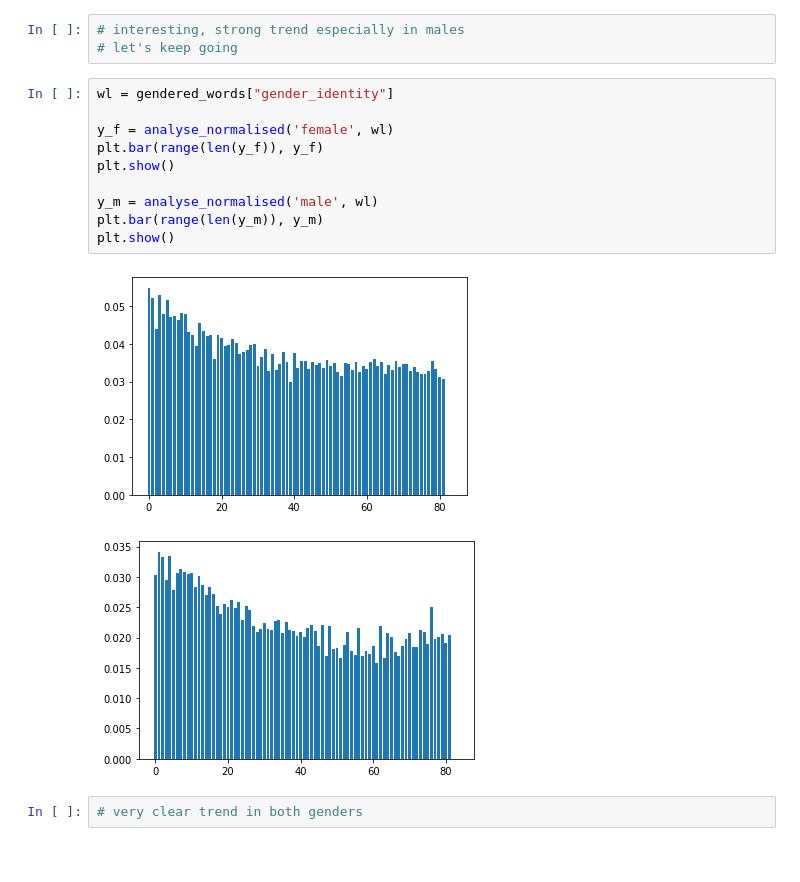
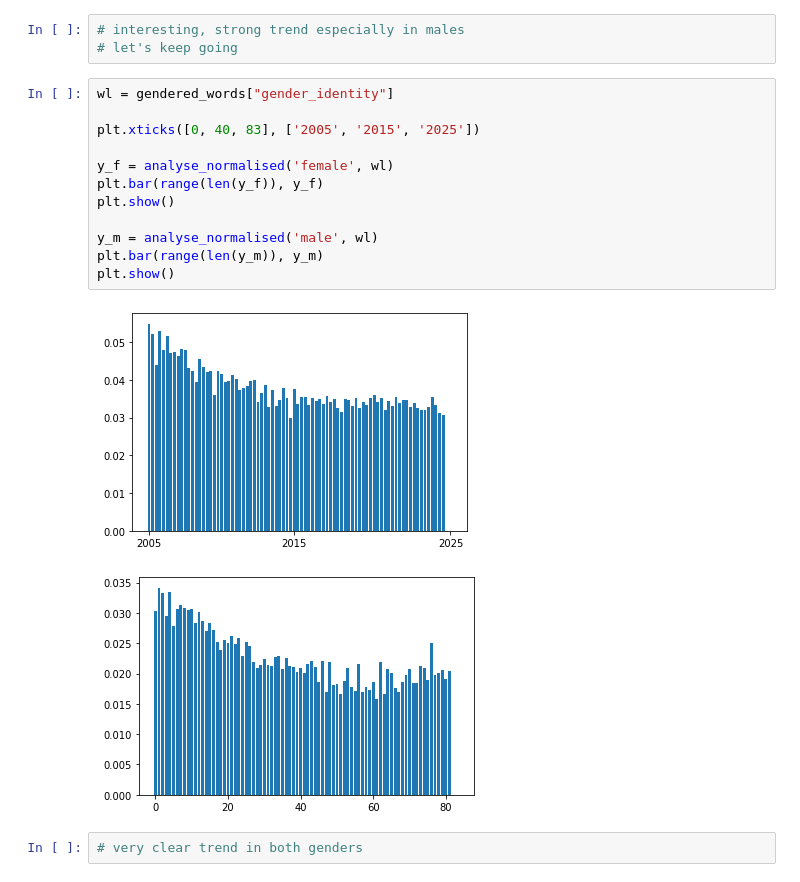
Before and after one commit to mihonen/css_project, a Jupyter notebook: data_analysis.ipynb, the cells around one changed output. Cells and saved outputs as stored; diff of their text form.

```diff
--- a/data_analysis.ipynb
+++ b/data_analysis.ipynb
@@ -212,16 +214,18 @@ plt.show()
 # let's keep going
 # %%
 wl = gendered_words["gender_identity"]
+
+plt.xticks([0, 40, 83], ['2005', '2015', '2025'])
 
 y_f = analyse_normalised('female', wl)
 plt.bar(range(len(y_f)), y_f)
 plt.show()
 
 y_m = analyse_normalised('male', wl)
 plt.bar(range(len(y_m)), y_m)
 plt.show()
 # %% [output]
-[figure, old version]
+[figure, new version]
 [figure]
 # %%
 # very clear trend in both genders
```
Also changed, not shown: parts of 5 cells of this notebook, 3 other files.
